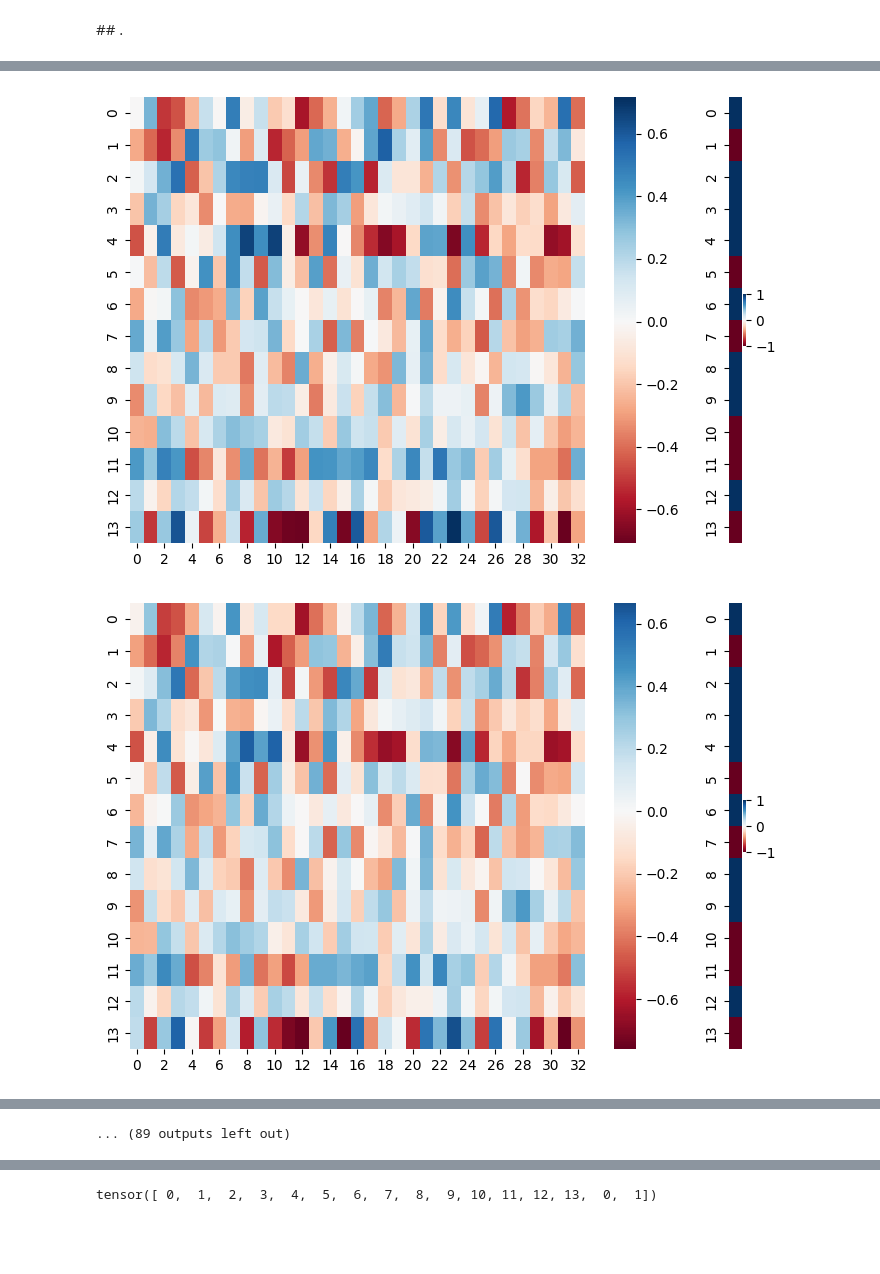
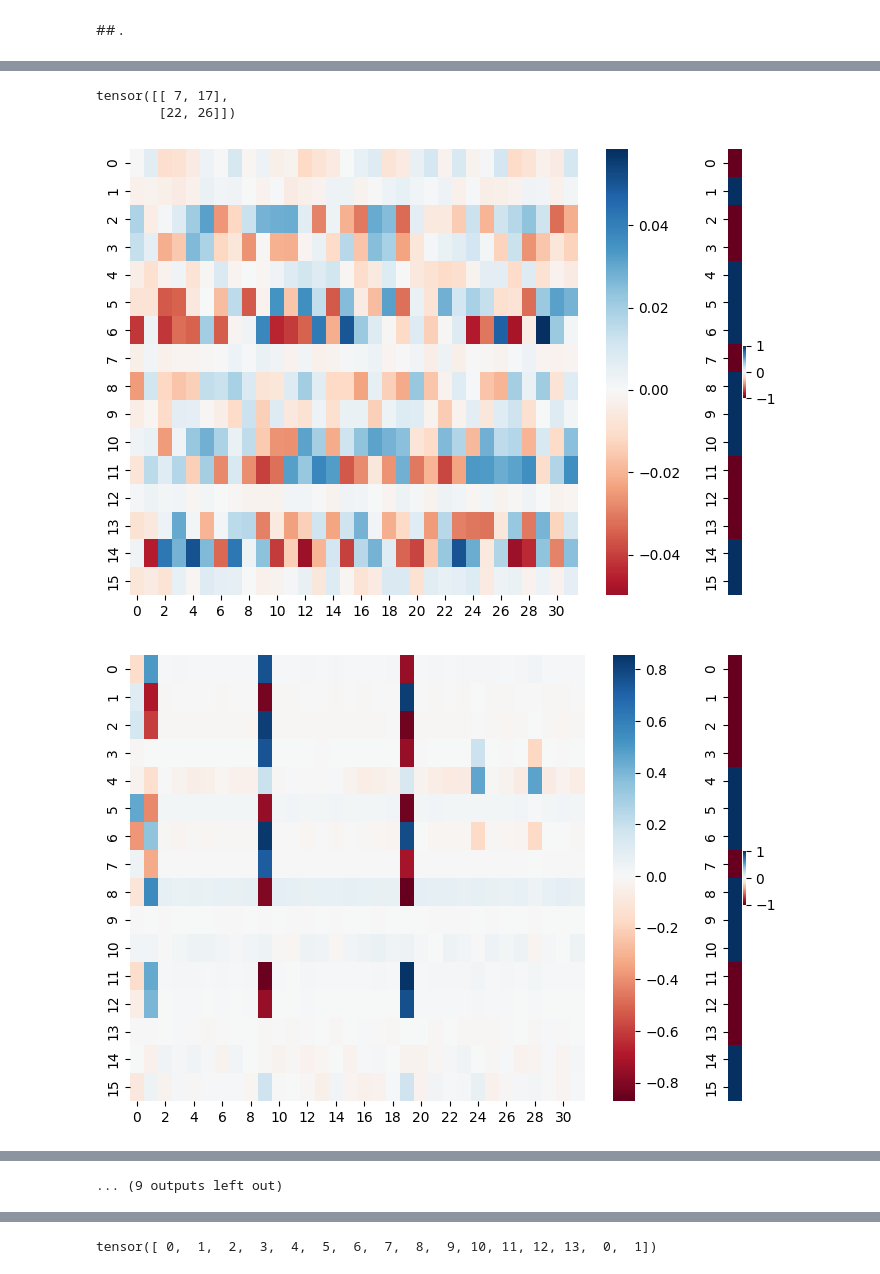
Before and after one commit to jackpeck/spd, a Jupyter notebook: spd/experiments/multitask_sparse_parity/examining_how_mtsp_model_works2.ipynb, the cells around one changed output, grey strips where cells are left out. Cells and saved outputs as stored; diff of their text form; code cells hidden in the pictures; blank space fills up the shorter version.

Commit message:
looking at parity=2 n_tasks=2 models

```diff
--- a/spd/experiments/multitask_sparse_parity/examining_how_mtsp_model_works2.ipynb
+++ b/spd/experiments/multitask_sparse_parity/examining_how_mtsp_model_works2.ipynb
@@ -565,3 +542,5 @@ tensor([[ 1,  7,  9, 23]])
+# %%
+neuron_mask = torch.ones_like(neuron_mask).bool()
 # %%
 n_cols_left = l1_for_task0[neuron_mask].shape[1]
 n_cols_right = 1
@@ -585,39 +582,80 @@ plt.tight_layout()
 # %%
 import os
+# %%
+dataset.selected_bits_by_task
+# %% [output]
+tensor([[ 7, 17],
+        [22, 26]])
 # %%
 save_weight_step_paths = sorted(
     [x for x in os.listdir(storer.root_path) if x.startswith("step=")],
     key=lambda x: int(x[len("step=") :]),
 )
+# %%
+# don't normalise by l2
+for save_weight_step_path in save_weight_step_paths[:1000]:
+    os.makedirs(
+        f"./plots/mtsp_weights_over_training/v4/{config.cache_key()}/do-not-normalise-by-l2",
+        exist_ok=True,
+    )
+    model = MultitaskSparseParityModel(
+        d_mlp=config.d_mlp, n_control_bits=config.n_control_bits, n_task_bits=config.n_task_bits
+    )
+    # save_weight_step_path = save_weight_step_paths[-1]
+    model.load_state_dict(storer.read(save_weight_step_path + "/model"))
+    l2_synth = model.l2.weight.data[0] - model.l2.weight.data[1]
+
+    n_cols_left = model.l1.weight.data[neuron_mask].shape[1]
+    n_cols_right = 1
+
+    fig, (ax1, ax2) = plt.subplots(
+        1, 2, figsize=(7, 5), gridspec_kw={"width_ratios": [n_cols_left, n_cols_right]}
+    )
+    sns.heatmap(
+        data=model.l1.weight.data,
+        cmap="RdBu",
+        center=0,
+        ax=ax1,
+    )
+    # sns.heatmap(data=l1_for_tasks, cmap="RdBu", center=0, ax=ax1)
+    sns.heatmap(data=l2_synth[neuron_mask].unsqueeze(1), cmap="RdBu", center=0, ax=ax2)
+    plt.tight_layout()
+    plt.savefig(
+        f"./plots/mtsp_weights_over_training/v4/{config.cache_key()}/do-not-normalise-by-l2/{save_weight_step_path}.png"
+    )
+    plt.close(fig)
 # %%
-os.makedirs(f"./plots/mtsp_weights_over_training/v2/{config.cache_key()}", exist_ok=True)
 for save_weight_step_path in save_weight_step_paths[:1000]:
+    os.makedirs(
+        f"./plots/mtsp_weights_over_training/v4/{config.cache_key()}/normalise-by-l2", exist_ok=True
+    )
     model = MultitaskSparseParityModel(
         d_mlp=config.d_mlp, n_control_bits=config.n_control_bits, n_task_bits=config.n_task_bits
     )
     # save_weight_step_path = save_weight_step_paths[-1]
     model.load_state_dict(storer.read(save_weight_step_path + "/model"))
+    l2_synth = model.l2.weight.data[0] - model.l2.weight.data[1]
 
     n_cols_left = model.l1.weight.data[neuron_mask].shape[1]
     n_cols_right = 1
 
     fig, (ax1, ax2) = plt.subplots(
         1, 2, figsize=(7, 5), gridspec_kw={"width_ratios": [n_cols_left, n_cols_right]}
     )
     sns.heatmap(
         data=model.l1.weight.data * l2_synth[neuron_mask].abs().unsqueeze(1),
         cmap="RdBu",
         center=0,
         ax=ax1,
     )
     # sns.heatmap(data=l1_for_tasks, cmap="RdBu", center=0, ax=ax1)
     sns.heatmap(
         data=(l2_synth[neuron_mask].unsqueeze(1) > 0).float() * 2 - 1, cmap="RdBu", center=0, ax=ax2
     )
     plt.tight_layout()
     plt.savefig(
-        f"./plots/mtsp_weights_over_training/v2/{config.cache_key()}/{save_weight_step_path}.png"
+        f"./plots/mtsp_weights_over_training/v4/{config.cache_key()}/normalise-by-l2/{save_weight_step_path}.png"
     )
 # %% [output]
-[figure, old version]
+[figure, new version]
-[figure, old version]
+[figure, new version]
@@ -634 +672 @@ for save_weight_step_path in save_weight_step_paths[:1000]:
-... (89 outputs left out)
+... (9 outputs left out)
```
Also changed, not shown: parts of 56 cells of this notebook, 2 other files.
